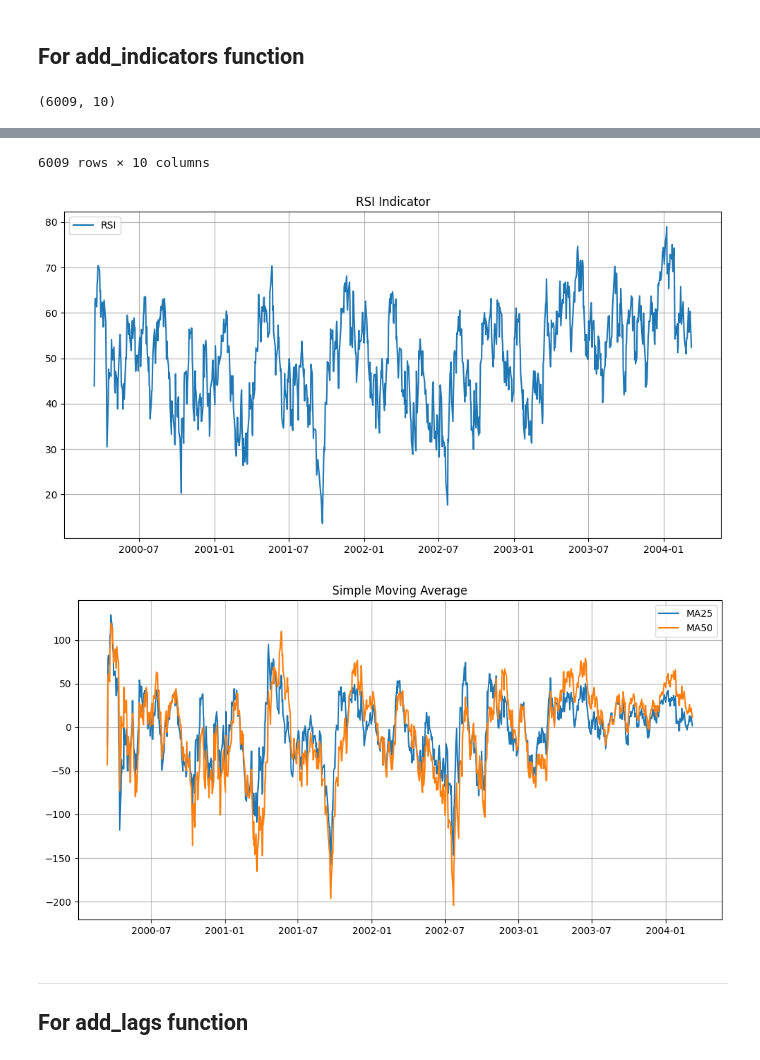
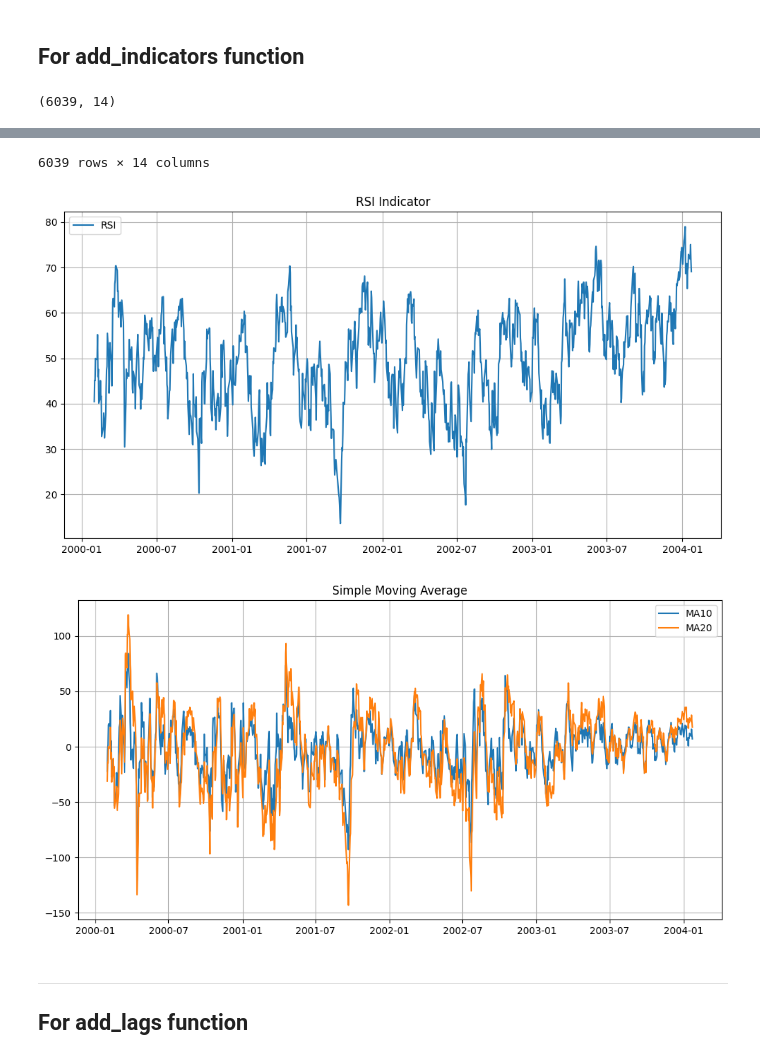
Before and after one commit to BoykoPetevBoev/Stock-Market-Prediction, a Jupyter notebook: src/models/cnn_v2/cnn_normalize.ipynb, the cells around one changed output, grey strips where cells are left out. Cells and saved outputs as stored; diff of their text form; code cells hidden in the pictures.

```diff
--- a/src/models/cnn_v2/cnn_normalize.ipynb
+++ b/src/models/cnn_v2/cnn_normalize.ipynb
@@ -73,9 +86,9 @@ plt.plot(data['RSI'][0:1000])
 plt.legend(['RSI'])
 
 plt = config_chart('Simple Moving Average')
-plt.plot(data['MA25'][0:1000])
-plt.plot(data['MA50'][0:1000])
-plt.legend(['MA25', 'MA50'])
+plt.plot(data['MA10'][0:1000])
+plt.plot(data['MA20'][0:1000])
+plt.legend(['MA10', 'MA20'])
 
 # plt = config_chart('Stochastic')
 # plt.plot(data['Stochastic_K'][0:1000])
@@ -86,4 +99,4 @@ print(data.shape)
 
 data
 # %% [output]
-(6009, 10)
+(6039, 14)
@@ -103,6 +116,6 @@ data
-6009 rows × 10 columns
+6039 rows × 14 columns
-[figure, old version]
+[figure, new version]
-[figure, old version]
+[figure, new version]
 # %% [markdown]
 ---
 
```
Also changed, not shown: parts of 9 cells of this notebook, 17 other files.
